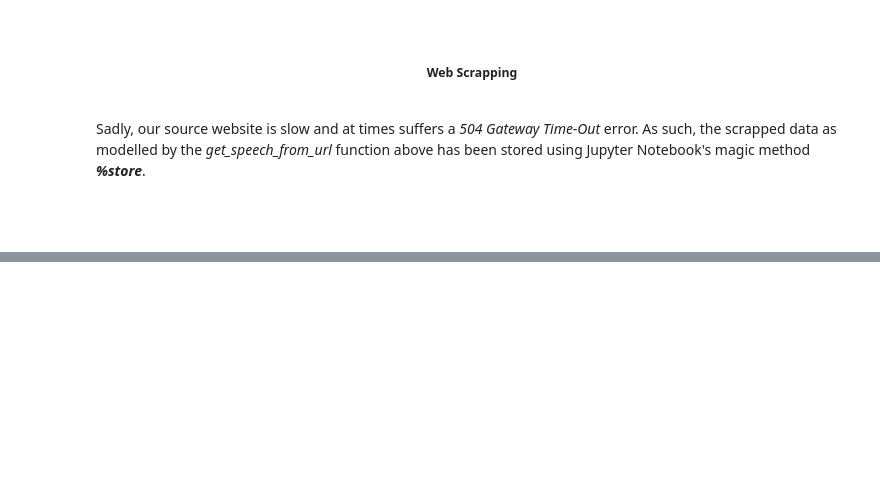
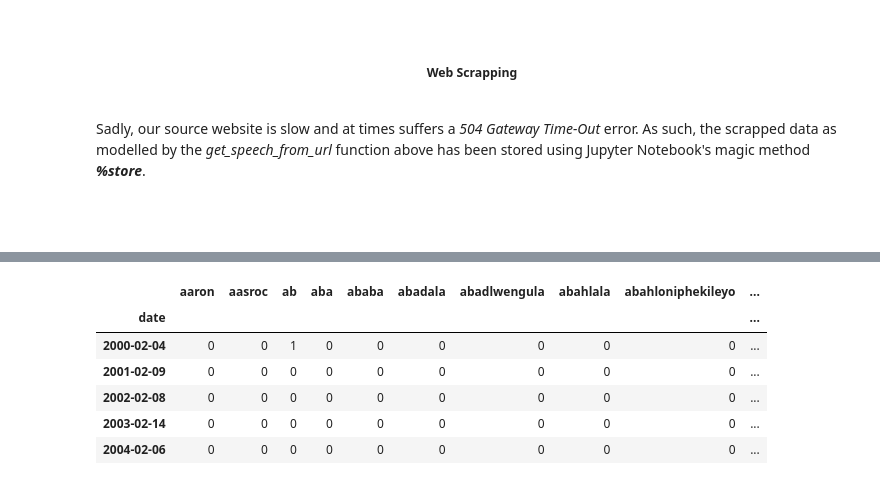
Before and after one commit to MondeAnna/state-of-the-nation-and-nlp, a Jupyter notebook: notebooks/state_of_the_nation_nlp.ipynb, the cells around one changed output, grey strips where cells are left out. Saved outputs shown, nothing was run; the diff lists cells and outputs as text; code cells hidden in the pictures; blank space fills up the shorter version.

```diff
--- a/notebooks/state_of_the_nation_nlp.ipynb
+++ b/notebooks/state_of_the_nation_nlp.ipynb
@@ -169,0 +332,2 @@ if "scrapped_speeches" not in globals():
+# %%
+speeches.speech = speeches.speech.apply(nltk.word_tokenize)
@@ -169,0 +342,8 @@ if "scrapped_speeches" not in globals():
+# %%
+stop_words_nltk = nltk.corpus.stopwords.words("english")
+stop_words_additional = ["mr", "mrs", "", " "]
+stop_words = stop_words_nltk + stop_words_additional
+
+speeches.speech = speeches.speech.apply(
+    remove_stop_words, args=(stop_words,)
+)
@@ -169,0 +396,7 @@ if "scrapped_speeches" not in globals():
+# %%
+speeches["tokenized"] = speeches.speech.copy(deep=True)
+speeches.speech = speeches.speech.apply(
+    concat_speech
+)
+
+speeches.head()
@@ -169,0 +418,20 @@ if "scrapped_speeches" not in globals():
+# %%
+vectorizer = CountVectorizer(stop_words="english")
+
+vector = vectorizer.fit_transform(speeches.speech).toarray()
+
+doc_term_matrix = pd.DataFrame(
+    data=vector,
+    index=speeches.index,
+    columns=vectorizer.get_feature_names_out(),
+)
+
+doc_term_matrix.iloc[:5, :12]
+# %% [output]
+|  | aaron | aasroc | ab | aba | ababa | abadala | abadlwengula | abahlala | abahloniphekileyo | ... |
+| date |  |  |  |  |  |  |  |  |  | ... |
+| 2000-02-04 | 0 | 0 | 1 | 0 | 0 | 0 | 0 | 0 | 0 | ... |
+| 2001-02-09 | 0 | 0 | 0 | 0 | 0 | 0 | 0 | 0 | 0 | ... |
+| 2002-02-08 | 0 | 0 | 0 | 0 | 0 | 0 | 0 | 0 | 0 | ... |
+| 2003-02-14 | 0 | 0 | 0 | 0 | 0 | 0 | 0 | 0 | 0 | ... |
+| 2004-02-06 | 0 | 0 | 0 | 0 | 0 | 0 | 0 | 0 | 0 | ... |
```
Also changed, not shown: parts of 41 cells of this notebook.
